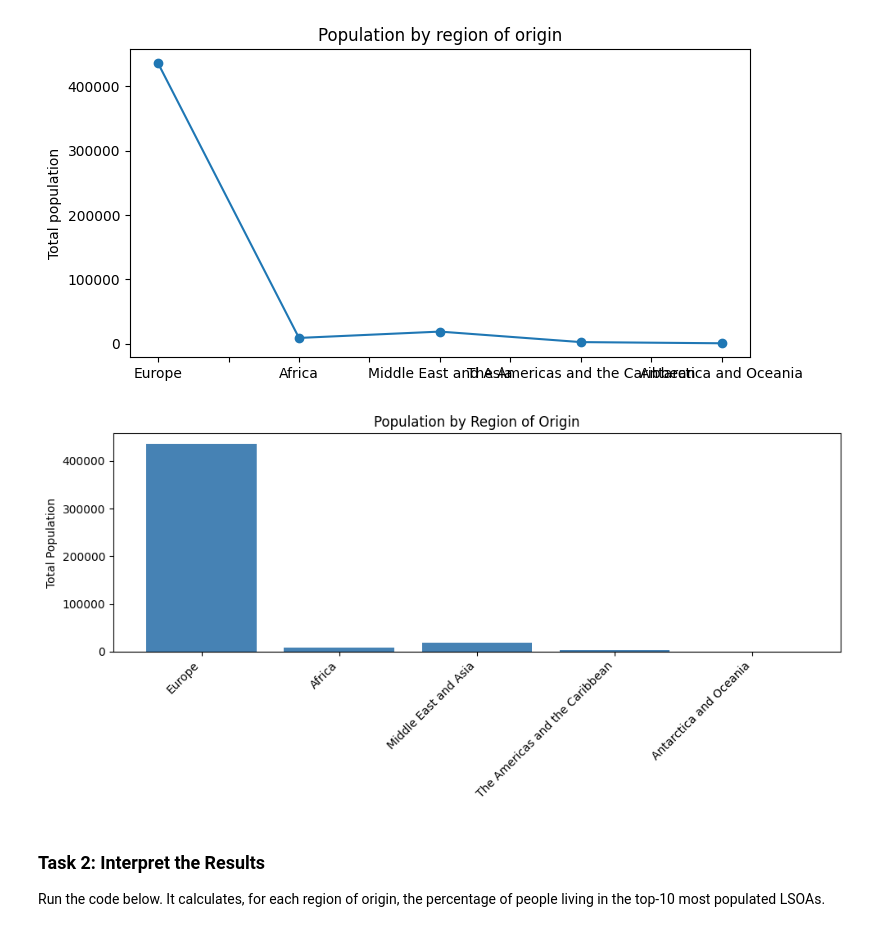
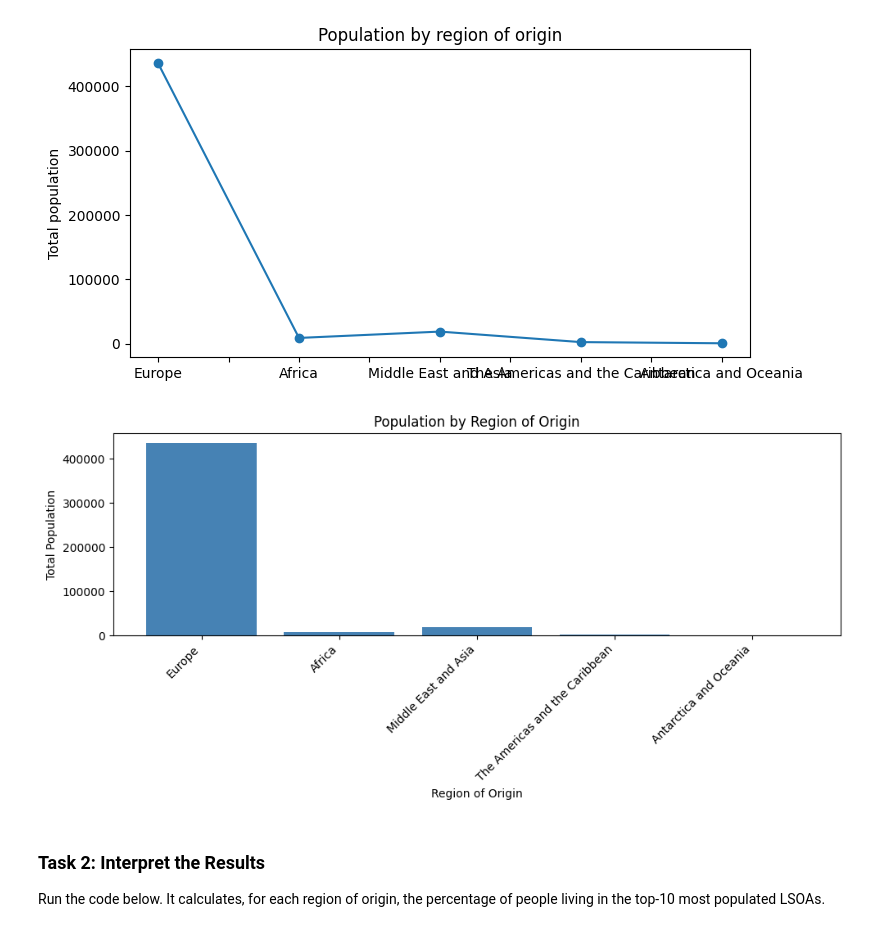
Before and after one commit to jmucw/D3IP_nbs_public_SS26, a Jupyter notebook: 1_data_handling.ipynb, the cells around one changed output. Cells and saved outputs as stored; diff of their text form; code cells hidden in the pictures.

```diff
--- a/1_data_handling.ipynb
+++ b/1_data_handling.ipynb
@@ -542,17 +541,27 @@ db[ethnic_cols].sum().plot(marker='o', figsize=(8, 4),
 <Axes: title={'center': 'Population by region of origin'}, ylabel='Total population'>
 [figure]
 # %%
+import matplotlib.pyplot as plt
+
+ethnic_cols = ['Europe', 'Africa', 'Middle East and Asia',
+               'The Americas and the Caribbean', 'Antarctica and Oceania']
+
+# Daten aggregieren
 data = db[ethnic_cols].sum()
 
+# Balkendiagramm erstellen
 plt.figure(figsize=(10, 5))
 plt.bar(data.index, data.values, color='steelblue')
+
 plt.title('Population by Region of Origin')
 plt.ylabel('Total Population')
+plt.xlabel('Region of Origin')
 plt.xticks(rotation=45, ha='right')
+
 plt.tight_layout()
 plt.show()
 # %% [output]
-[figure, old version]
+[figure, new version]
 # %% [markdown]
 ### Task 2: Interpret the Results
 
```
Also changed, not shown: parts of 8 cells of this notebook, 6 other files.
